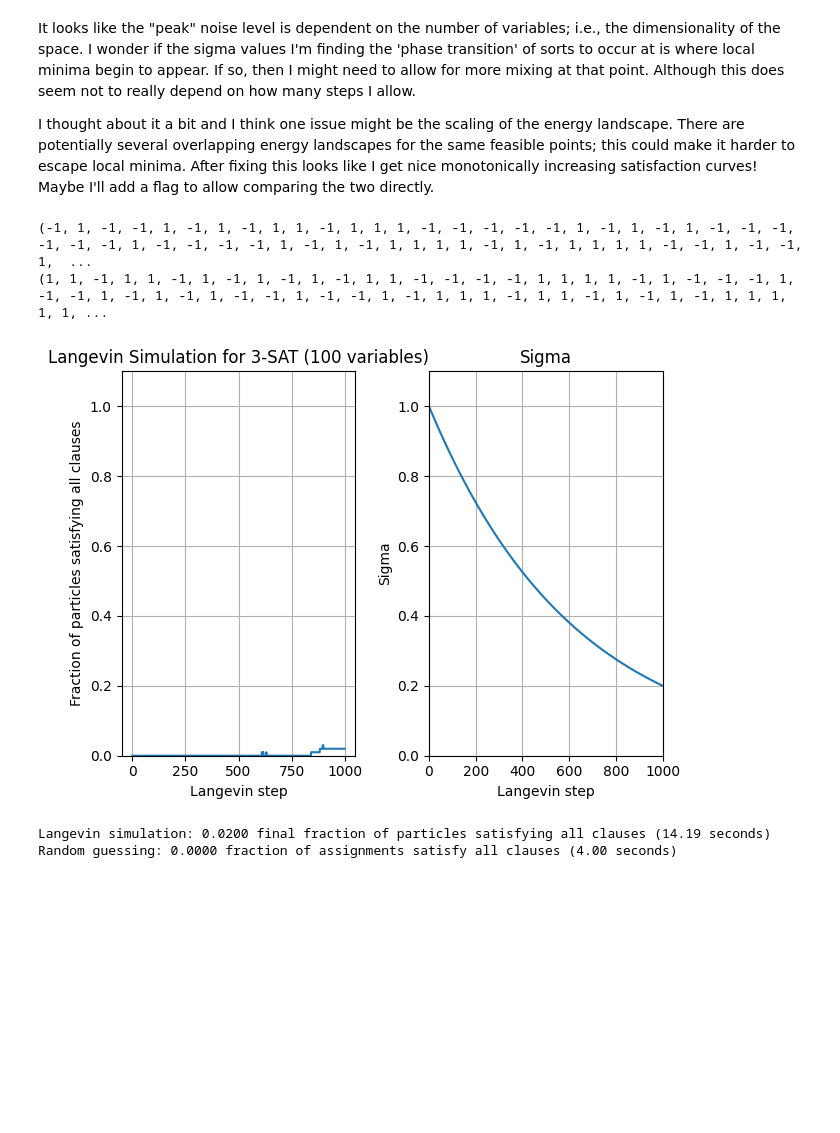
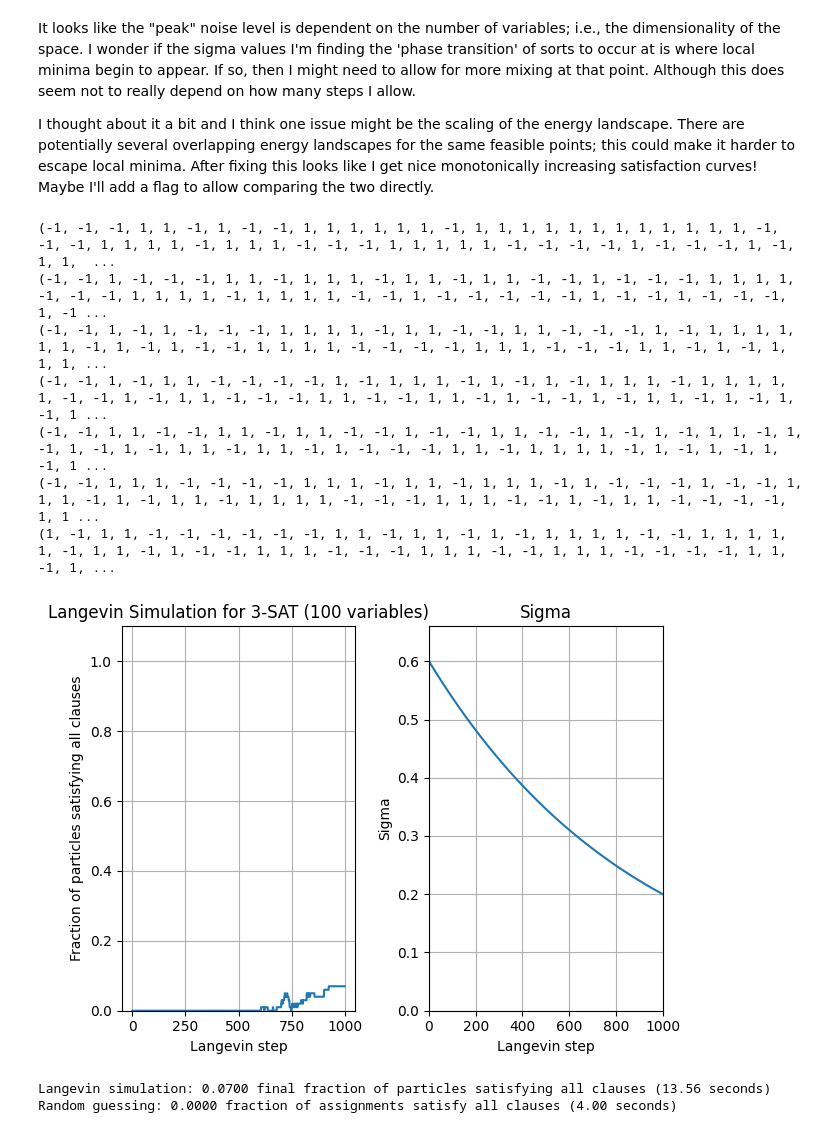
Before and after one commit to myfatemi04/constraint-guidance, a Jupyter notebook: notebooks/general_constrained_sampling.ipynb, the cells around one changed output. Cells and saved outputs as stored; diff of their text form; code cells hidden in the pictures; blank space fills up the shorter version.

```diff
--- a/notebooks/general_constrained_sampling.ipynb
+++ b/notebooks/general_constrained_sampling.ipynb
@@ -2123,38 +2123,43 @@ hist, ok_fraction = run_and_eval(
     clauses,
     steps=steps,
     num_particles=num_particles,
-    max_sigma=1.0,
+    max_sigma=0.6,
     min_sigma=0.2,
 )
 t1 = time.time()
 
 print(
     f"Langevin simulation: {ok_fraction[-1]:.4f} final fraction of particles satisfying all clauses ({t1 - t0:.2f} seconds)"
 )
 
 # Compare to random guessing.
 t0 = time.time()
 num_trials = steps * num_particles
 ok_count = 0
 for _ in range(num_trials):
     assignment = np.random.choice([-1, 1], size=num_variables)
     all_ok = True
     for clause in clauses:
         required = np.sign(clause)
         indices = np.abs(clause) - 1
         if not np.any(assignment[indices] == required):
             all_ok = False
             break
     if all_ok:
         ok_count += 1
 t1 = time.time()
 
 print(
     f"Random guessing: {ok_count / num_trials:.4f} fraction of assignments satisfy all clauses ({t1 - t0:.2f} seconds)"
 )
 # %% [output]
-(-1, 1, -1, -1, 1, -1, 1, -1, 1, 1, -1, 1, 1, 1, -1, -1, -1, -1, -1, 1, -1, 1, -1, 1, -1, -1, -1, -1, -1, -1, 1, -1, -1, -1, -1, 1, -1, 1, -1, 1, 1, 1, 1, -1, 1, -1, 1, 1, 1, 1, -1, -1, 1, -1, -1, 1,  ...
-(1, 1, -1, 1, 1, -1, 1, -1, 1, -1, 1, -1, 1, 1, -1, -1, -1, -1, 1, 1, 1, 1, -1, 1, -1, -1, -1, 1, -1, -1, 1, -1, 1, -1, 1, -1, -1, 1, -1, -1, 1, -1, 1, 1, 1, -1, 1, 1, -1, 1, -1, 1, -1, 1, 1, 1, 1, 1, ...
+(-1, -1, -1, 1, 1, -1, 1, -1, -1, 1, 1, 1, 1, 1, 1, -1, 1, 1, 1, 1, 1, 1, 1, 1, 1, 1, 1, 1, -1, -1, -1, 1, 1, 1, 1, -1, 1, 1, 1, -1, -1, -1, 1, 1, 1, 1, 1, -1, -1, -1, -1, 1, -1, -1, -1, 1, -1, 1, 1,  ...
+(-1, -1, 1, -1, -1, -1, 1, 1, -1, 1, 1, 1, -1, 1, 1, -1, 1, 1, -1, -1, 1, -1, -1, -1, 1, 1, 1, 1, -1, -1, -1, 1, 1, 1, 1, -1, 1, 1, 1, 1, -1, -1, 1, -1, -1, -1, -1, -1, 1, -1, -1, 1, -1, -1, -1, 1, -1 ...
+(-1, -1, 1, -1, 1, -1, -1, -1, 1, 1, 1, 1, -1, 1, 1, -1, -1, 1, 1, -1, -1, -1, 1, -1, 1, 1, 1, 1, 1, 1, -1, 1, -1, 1, -1, -1, 1, 1, 1, 1, -1, -1, -1, -1, 1, 1, 1, -1, -1, -1, 1, 1, -1, 1, -1, 1, 1, 1, ...
+(-1, -1, 1, -1, 1, 1, -1, -1, -1, -1, 1, -1, 1, 1, 1, -1, 1, -1, 1, -1, 1, 1, 1, -1, 1, 1, 1, 1, 1, -1, -1, 1, -1, 1, 1, -1, -1, -1, 1, 1, -1, -1, 1, 1, -1, 1, -1, -1, 1, -1, 1, 1, -1, 1, -1, 1, -1, 1 ...
+(-1, -1, 1, 1, -1, -1, 1, 1, -1, 1, 1, -1, -1, 1, -1, -1, 1, 1, -1, -1, 1, -1, 1, -1, 1, 1, -1, 1, -1, 1, -1, 1, -1, 1, 1, -1, 1, 1, -1, 1, -1, -1, -1, 1, 1, -1, 1, 1, 1, 1, -1, 1, -1, 1, -1, 1, -1, 1 ...
+(-1, -1, 1, 1, 1, -1, -1, -1, -1, 1, 1, 1, -1, 1, 1, -1, 1, 1, 1, -1, 1, -1, -1, -1, 1, -1, -1, 1, 1, 1, -1, 1, -1, 1, 1, -1, 1, 1, 1, 1, -1, -1, -1, 1, 1, 1, -1, -1, 1, -1, 1, 1, -1, -1, -1, -1, 1, 1 ...
+(1, -1, 1, 1, -1, -1, -1, -1, -1, -1, 1, 1, -1, 1, 1, -1, 1, -1, 1, 1, 1, 1, -1, -1, 1, 1, 1, 1, 1, -1, 1, 1, -1, 1, -1, -1, 1, 1, 1, -1, -1, -1, 1, 1, 1, -1, -1, 1, 1, 1, -1, -1, -1, -1, 1, 1, -1, 1, ...
-[figure, old version]
+[figure, new version]
-Langevin simulation: 0.0200 final fraction of particles satisfying all clauses (14.19 seconds)
+Langevin simulation: 0.0700 final fraction of particles satisfying all clauses (13.56 seconds)
 Random guessing: 0.0000 fraction of assignments satisfy all clauses (4.00 seconds)
```
Also changed, not shown: parts of 1 cell of this notebook.
